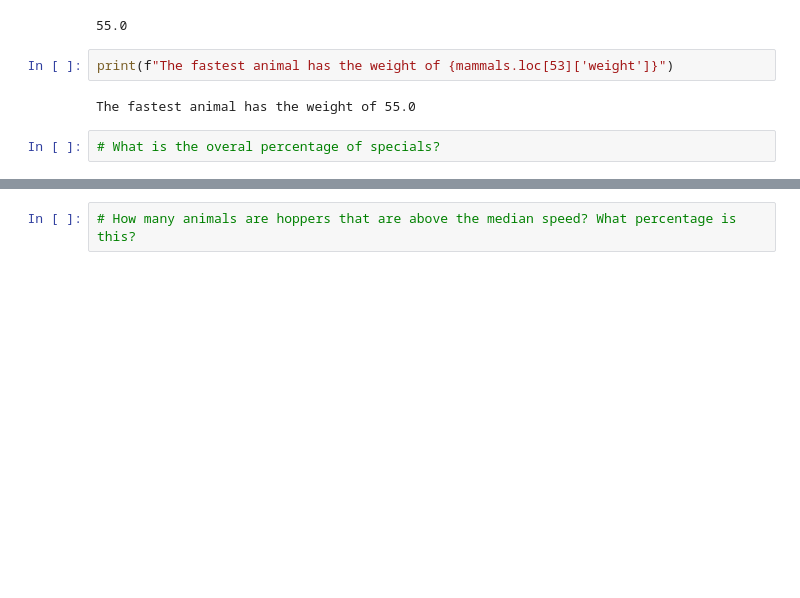
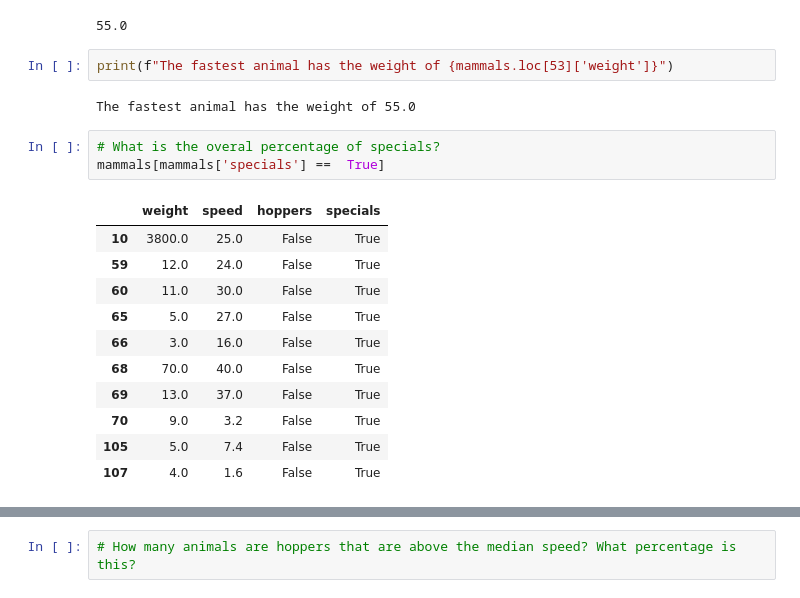
Before and after one commit to flambuth/python-exercises, a Jupyter notebook: pandas_dataframes.ipynb, the cells around one changed output, grey strips where cells are left out. Cells and saved outputs as stored; diff of their text form; blank space fills up the shorter version.

```diff
--- a/pandas_dataframes.ipynb
+++ b/pandas_dataframes.ipynb
@@ -301,3 +301,16 @@ print(f"The fastest animal has the weight of {mammals.loc[53]['weight']}")
 The fastest animal has the weight of 55.0
 # %%
 # What is the overal percentage of specials?
+mammals[mammals['specials'] ==  True]
+# %% [output]
+|  | weight | speed | hoppers | specials |
+| 10 | 3800.0 | 25.0 | False | True |
+| 59 | 12.0 | 24.0 | False | True |
+| 60 | 11.0 | 30.0 | False | True |
+| 65 | 5.0 | 27.0 | False | True |
+| 66 | 3.0 | 16.0 | False | True |
+| 68 | 70.0 | 40.0 | False | True |
+| 69 | 13.0 | 37.0 | False | True |
+| 70 | 9.0 | 3.2 | False | True |
+| 105 | 5.0 | 7.4 | False | True |
+| 107 | 4.0 | 1.6 | False | True |
```
Also changed, not shown: parts of 7 cells of this notebook.
